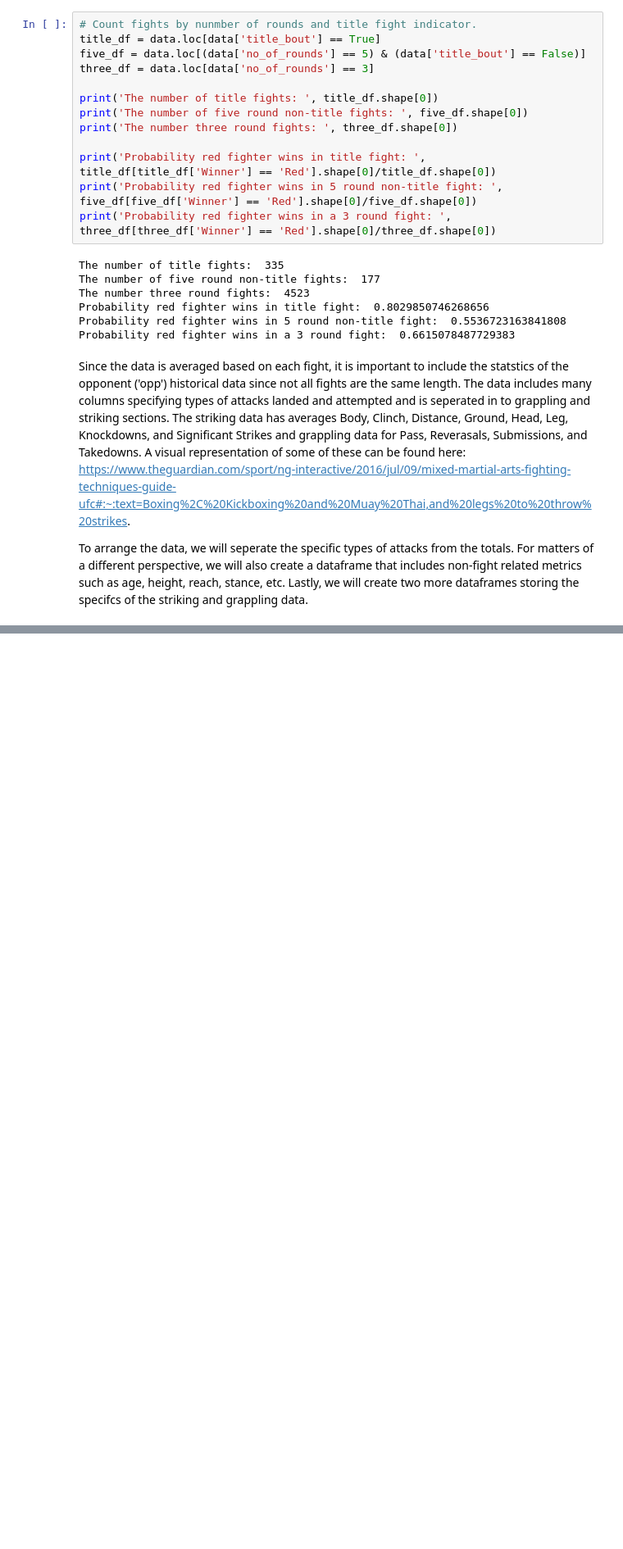
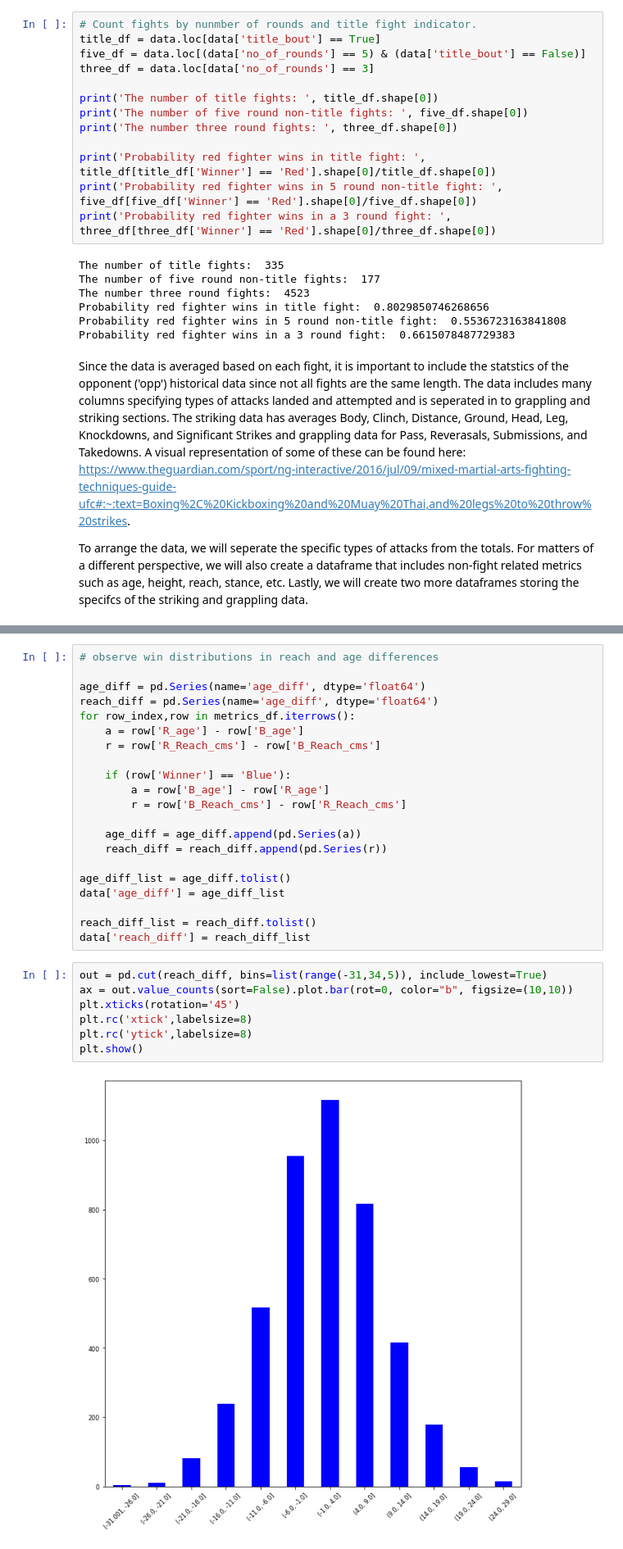
Before and after one commit to skonkalmatt/320_final_tutorial, a Jupyter notebook: fp.ipynb, the cells around one changed output, grey strips where cells are left out. Shown: that part at 82% size. Saved outputs shown, nothing was run; the diff lists cells and outputs as text; blank space fills up the shorter version.

Commit message:
some eda on age and reach

```diff
--- a/fp.ipynb
+++ b/fp.ipynb
@@ -111,0 +192,30 @@ EDA
+# %%
+# observe win distributions in reach and age differences
+
+age_diff = pd.Series(name='age_diff', dtype='float64')
+reach_diff = pd.Series(name='age_diff', dtype='float64')
+for row_index,row in metrics_df.iterrows():
+    a = row['R_age'] - row['B_age']
+    r = row['R_Reach_cms'] - row['B_Reach_cms']
+
+    if (row['Winner'] == 'Blue'):
+        a = row['B_age'] - row['R_age']
+        r = row['B_Reach_cms'] - row['R_Reach_cms']
+
+    age_diff = age_diff.append(pd.Series(a))
+    reach_diff = reach_diff.append(pd.Series(r))
+
+age_diff_list = age_diff.tolist()
+data['age_diff'] = age_diff_list
+
+reach_diff_list = reach_diff.tolist()
+data['reach_diff'] = reach_diff_list
+# %%
+out = pd.cut(reach_diff, bins=list(range(-31,34,5)), include_lowest=True)
+ax = out.value_counts(sort=False).plot.bar(rot=0, color="b", figsize=(10,10))
+plt.xticks(rotation='45')
+plt.rc('xtick',labelsize=8)
+plt.rc('ytick',labelsize=8)
+plt.show()
+# %% [output]
+[figure, added]
```
Also changed, not shown: parts of 12 cells of this notebook, 1 other file.
